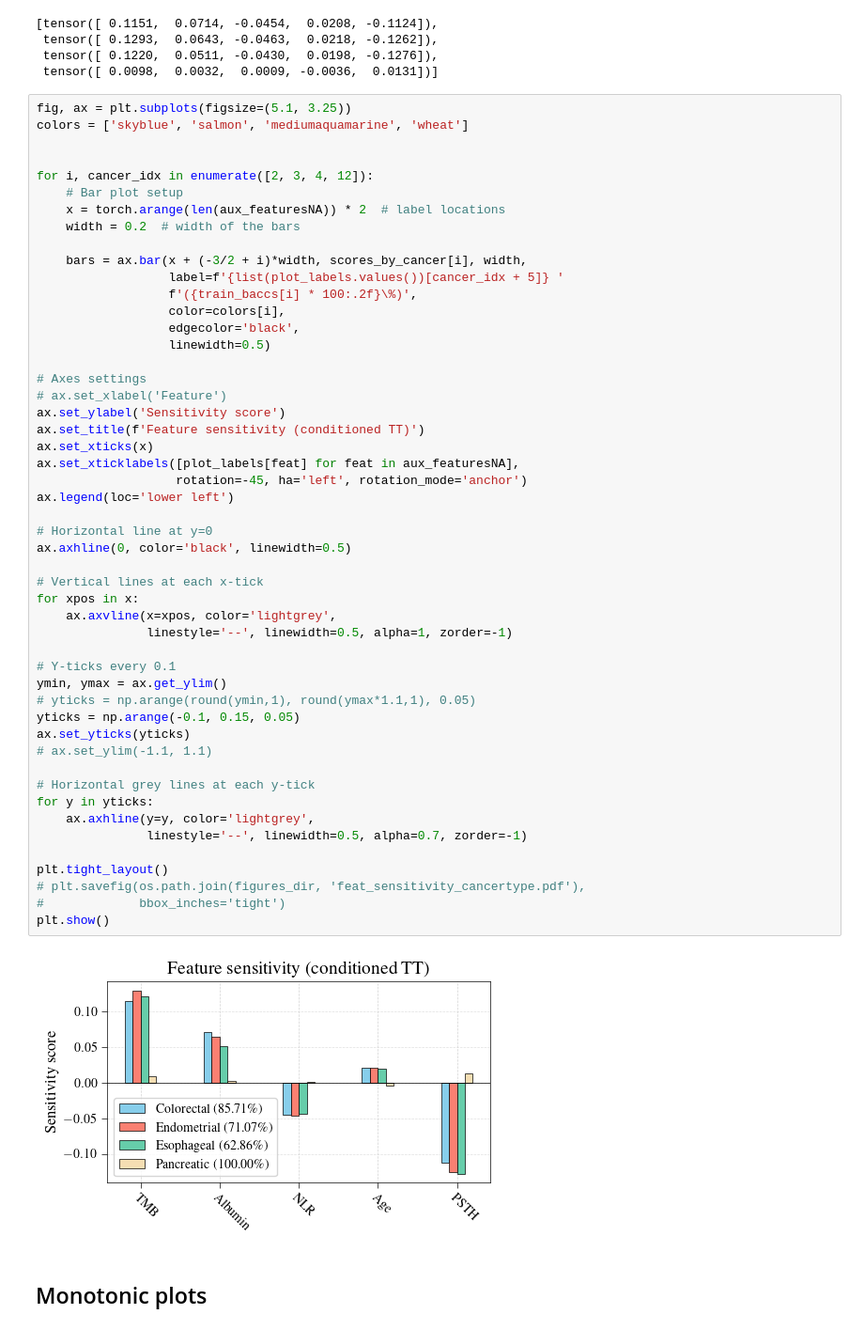
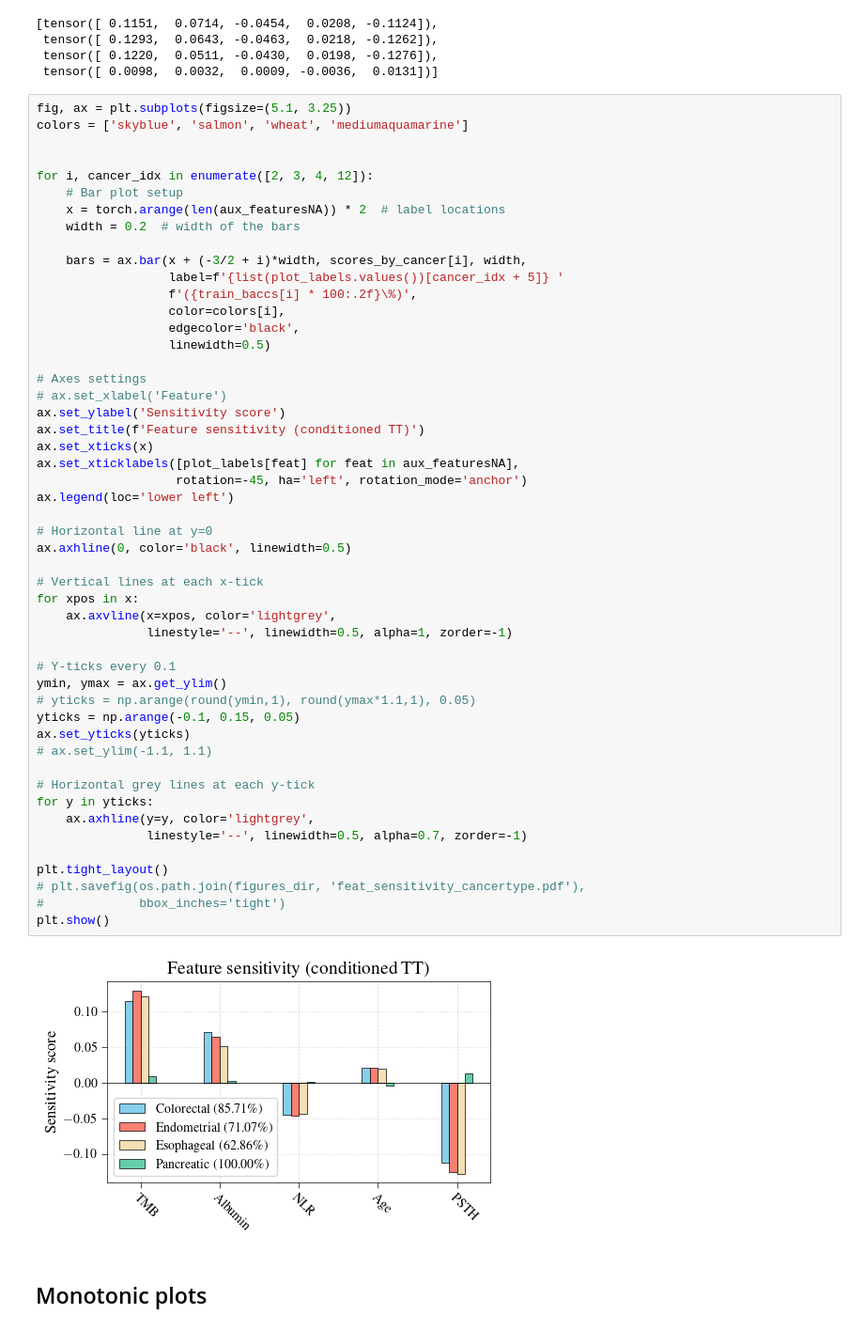
Before and after one commit to joserapa98/tns4loris, a Jupyter notebook: interpretability/interpretability.ipynb, the cells around one changed output. Shown at 94% size. Drawn from its saved outputs; the diff is of its cells as text.

Commit message:
Update interpretability with new color for figure

```diff
--- a/interpretability/interpretability.ipynb
+++ b/interpretability/interpretability.ipynb
@@ -1081,7 +1081,7 @@ scores_by_cancer
  tensor([ 0.0098,  0.0032,  0.0009, -0.0036,  0.0131])]
 # %%
 fig, ax = plt.subplots(figsize=(5.1, 3.25))
-colors = ['skyblue', 'salmon', 'mediumaquamarine', 'wheat']
+colors = ['skyblue', 'salmon', 'wheat', 'mediumaquamarine']
 
 
 for i, cancer_idx in enumerate([2, 3, 4, 12]):
@@ -1103,34 +1103,34 @@ ax.set_title(f'Feature sensitivity (conditioned TT)')
 ax.set_xticks(x)
 ax.set_xticklabels([plot_labels[feat] for feat in aux_featuresNA],
                    rotation=-45, ha='left', rotation_mode='anchor')
 ax.legend(loc='lower left')
 
 # Horizontal line at y=0
 ax.axhline(0, color='black', linewidth=0.5)
 
 # Vertical lines at each x-tick
 for xpos in x:
     ax.axvline(x=xpos, color='lightgrey',
                linestyle='--', linewidth=0.5, alpha=1, zorder=-1)
 
 # Y-ticks every 0.1
 ymin, ymax = ax.get_ylim()
 # yticks = np.arange(round(ymin,1), round(ymax*1.1,1), 0.05)
 yticks = np.arange(-0.1, 0.15, 0.05)
 ax.set_yticks(yticks)
 # ax.set_ylim(-1.1, 1.1)
 
 # Horizontal grey lines at each y-tick
 for y in yticks:
     ax.axhline(y=y, color='lightgrey',
                linestyle='--', linewidth=0.5, alpha=0.7, zorder=-1)
 
 plt.tight_layout()
 # plt.savefig(os.path.join(figures_dir, 'feat_sensitivity_cancertype.pdf'),
 #             bbox_inches='tight')
 plt.show()
 # %% [output]
-[figure, old version]
+[figure, new version]
 # %% [markdown]
 ## Monotonic plots
 # %%
```
Also changed, not shown: parts of 4 cells of this notebook, 1 other file.
